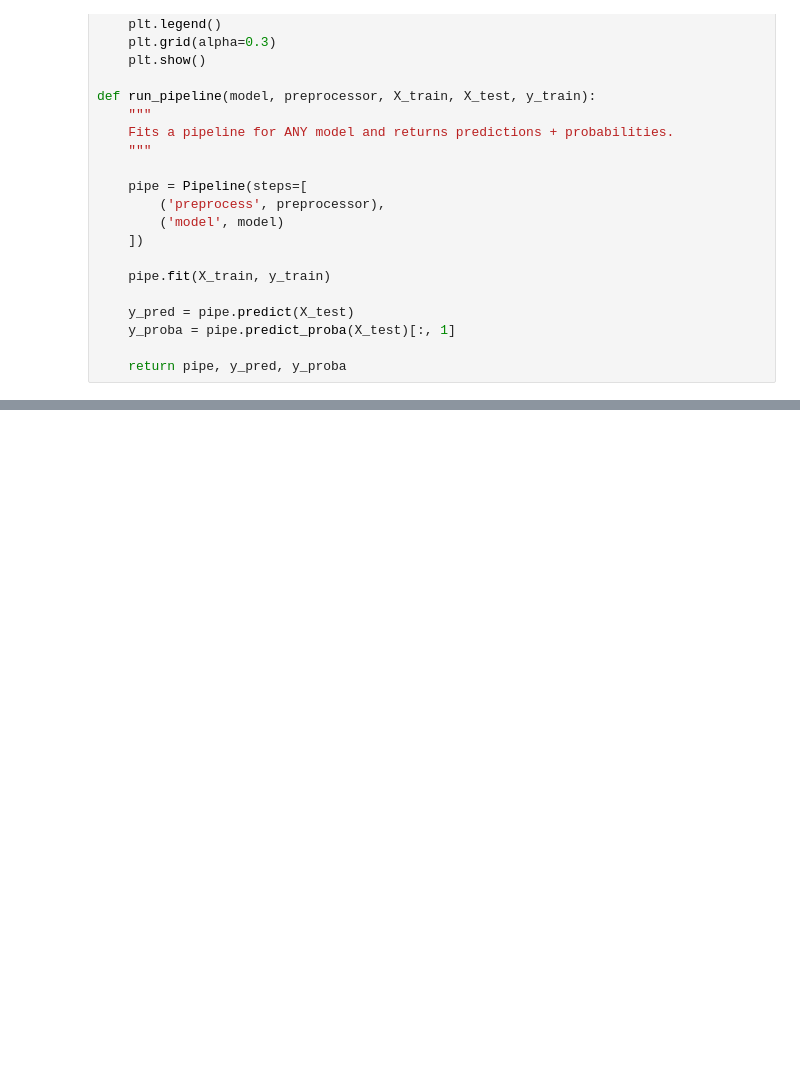
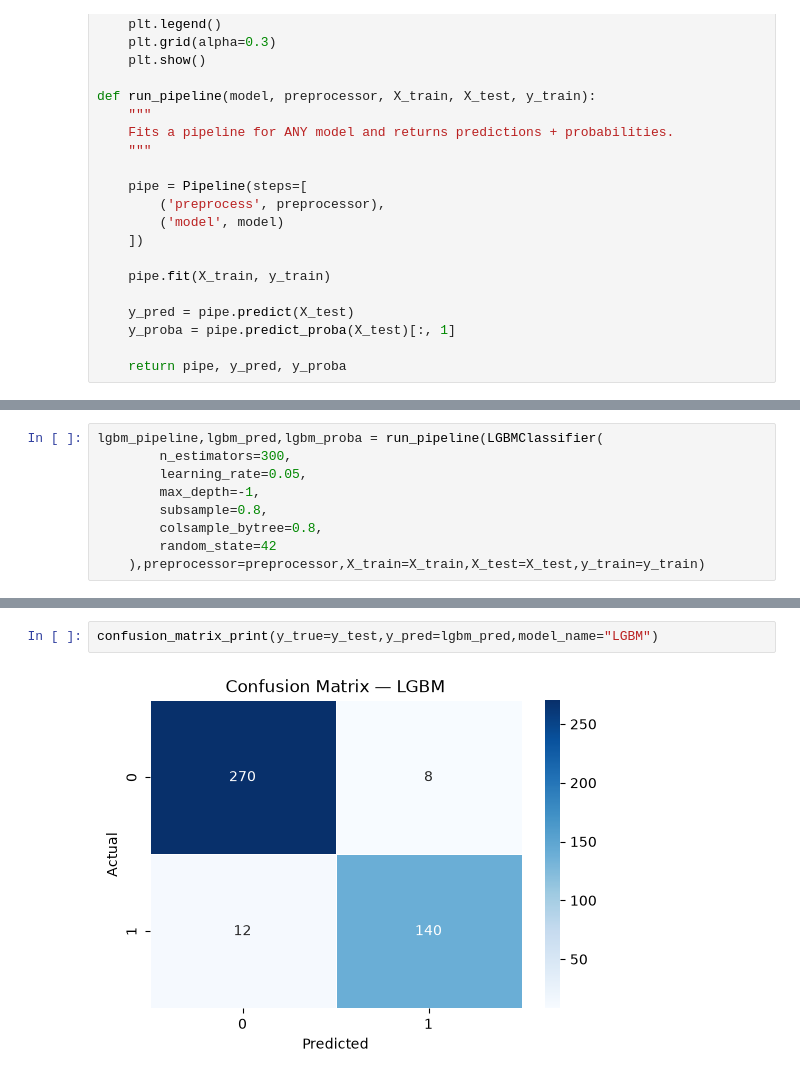
Before and after one commit to aneeshjo/Alzheimers-Prediction, a Jupyter notebook: notebooks/model_training.ipynb, the cells around one changed output, grey strips where cells are left out. Drawn from its saved outputs; the diff is of its cells as text; blank space fills up the shorter version.

```diff
--- a/notebooks/model_training.ipynb
+++ b/notebooks/model_training.ipynb
@@ -305,0 +362,9 @@ def run_pipeline(model, preprocessor, X_train, X_test, y_train):
+# %%
+lgbm_pipeline,lgbm_pred,lgbm_proba = run_pipeline(LGBMClassifier(
+        n_estimators=300,
+        learning_rate=0.05,
+        max_depth=-1,
+        subsample=0.8,
+        colsample_bytree=0.8,
+        random_state=42
+    ),preprocessor=preprocessor,X_train=X_train,X_test=X_test,y_train=y_train)
@@ -305,0 +379,4 @@ def run_pipeline(model, preprocessor, X_train, X_test, y_train):
+# %%
+confusion_matrix_print(y_true=y_test,y_pred=lgbm_pred,model_name="LGBM")
+# %% [output]
+[figure, added]
```
Also changed, not shown: parts of 40 cells of this notebook, 5 other files.
